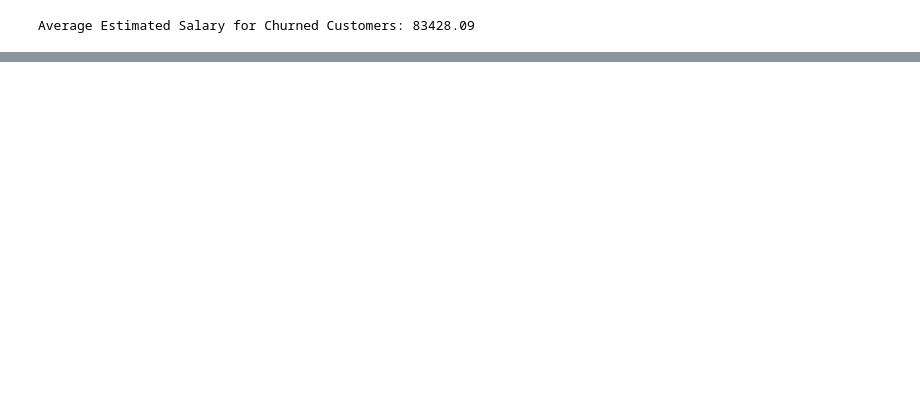
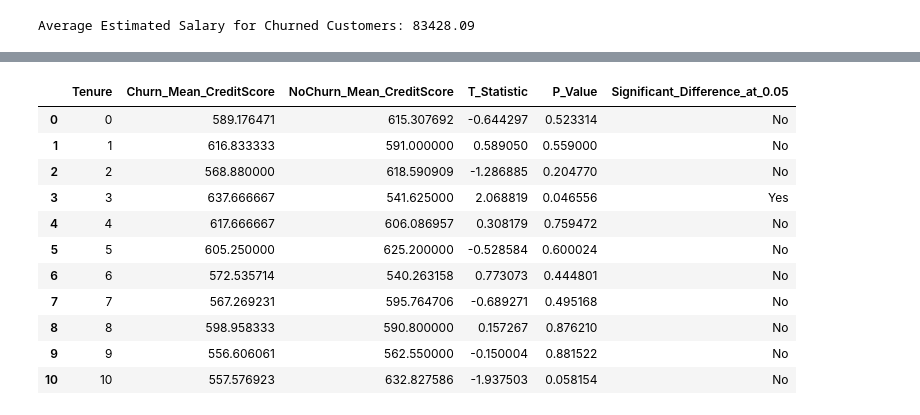
Before and after one commit to ABBAS-37405/PYTHON-AND-DATA-SCIENCE, a Jupyter notebook: PROJECT_BANK_CHURN_DATA_ANALYSIS.ipynb, the cells around one changed output, grey strips where cells are left out. Saved outputs shown, nothing was run; the diff lists cells and outputs as text; code cells hidden in the pictures; blank space fills up the shorter version.

```diff
--- a/PROJECT_BANK_CHURN_DATA_ANALYSIS.ipynb
+++ b/PROJECT_BANK_CHURN_DATA_ANALYSIS.ipynb
@@ -203,0 +252,20 @@ Average Estimated Salary for Churned Customers: 83428.09
+# %%
+from scipy.stats import chi2_contingency
+
+# Create a contingency table between 'NumOfProducts' and 'Churn'
+contingency_table = pd.crosstab(df['NumOfProducts'], df['Churn'])
+
+# Perform the chi-squared test for independence
+chi2, p_value, dof, expected = chi2_contingency(contingency_table)
+
+print("Chi-squared test results for NumOfProducts vs. Churn:")
+print(f"Chi-squared statistic: {chi2:.2f}")
+print(f"P-value: {p_value:.3f}")
+
+alph = 0.05
+if p_value < alph:
+    print(f"Since the p-value ({p_value:.3f}) is less than the significance level ({alph}), we reject the null hypothesis.")
+    print("There is a statistically significant association between the number of products used and customer churn.")
+else:
+    print(f"Since the p-value ({p_value:.3f}) is greater than the significance level ({alph}), we fail to reject the null hypothesis.")
+    print("There is no statistically significant association between the number of products used and customer churn.")
@@ -203,0 +281,53 @@ Average Estimated Salary for Churned Customers: 83428.09
+# %%
+import pandas as pd
+from scipy.stats import ttest_ind
+
+# Display the previously calculated average credit score by tenure and churn status
+print("Average Credit Score by Tenure and Churn Status:")
+display(average_credit_score_tenure_churn)
+
+# Perform independent t-tests for each tenure group
+tenure_groups = df['Tenure'].unique()
+tenure_groups.sort()
+
+test_results = []
+
+for tenure in tenure_groups:
+    # Filter data for the current tenure group
+    df_tenure = df[df['Tenure'] == tenure]
+
+    # Separate credit scores for churned and non-churned customers
+    credit_score_churned = df_tenure[df_tenure['Churn'] == 1]['CreditScore']
+    credit_score_no_churn = df_tenure[df_tenure['Churn'] == 0]['CreditScore']
+
+    # Ensure both groups have data to perform the t-test
+    if len(credit_score_churned) > 1 and len(credit_score_no_churn) > 1:
+        # Perform independent t-test
+        t_stat, p_value = ttest_ind(credit_score_churned, credit_score_no_churn, equal_var=False) # Welch's t-test
+
+        # Determine significance
+        alpha = 0.05
+        significant = 'Yes' if p_value < alpha else 'No'
+
+        test_results.append({
+            'Tenure': tenure,
+            'Churn_Mean_CreditScore': credit_score_churned.mean(),
+            'NoChurn_Mean_CreditScore': credit_score_no_churn.mean(),
+            'T_Statistic': t_stat,
+            'P_Value': p_value,
+            'Significant_Difference_at_0.05': significant
+        })
+    else:
+        test_results.append({
+            'Tenure': tenure,
+            'Churn_Mean_CreditScore': credit_score_churned.mean() if len(credit_score_churned) > 0 else None,
+            'NoChurn_Mean_CreditScore': credit_score_no_churn.mean() if len(credit_score_no_churn) > 0 else None,
+            'T_Statistic': 'Not enough data',
+            'P_Value': 'Not enough data',
+            'Significant_Difference_at_0.05': 'Not applicable'
+        })
+
+results_df = pd.DataFrame(test_results)
+print("\nStatistical Comparison of Credit Score by Tenure and Churn Status (T-test results):")
+display(results_df)
+# %% [output]
@@ -203,0 +349,12 @@ Average Estimated Salary for Churned Customers: 83428.09
+|  | Tenure | Churn_Mean_CreditScore | NoChurn_Mean_CreditScore | T_Statistic | P_Value | Significant_Difference_at_0.05 |
+| 0 | 0 | 589.176471 | 615.307692 | -0.644297 | 0.523314 | No |
+| 1 | 1 | 616.833333 | 591.000000 | 0.589050 | 0.559000 | No |
+| 2 | 2 | 568.880000 | 618.590909 | -1.286885 | 0.204770 | No |
+| 3 | 3 | 637.666667 | 541.625000 | 2.068819 | 0.046556 | Yes |
+| 4 | 4 | 617.666667 | 606.086957 | 0.308179 | 0.759472 | No |
+| 5 | 5 | 605.250000 | 625.200000 | -0.528584 | 0.600024 | No |
+| 6 | 6 | 572.535714 | 540.263158 | 0.773073 | 0.444801 | No |
+| 7 | 7 | 567.269231 | 595.764706 | -0.689271 | 0.495168 | No |
+| 8 | 8 | 598.958333 | 590.800000 | 0.157267 | 0.876210 | No |
+| 9 | 9 | 556.606061 | 562.550000 | -0.150004 | 0.881522 | No |
+| 10 | 10 | 557.576923 | 632.827586 | -1.937503 | 0.058154 | No |
```
Also changed, not shown: parts of 27 cells of this notebook.
